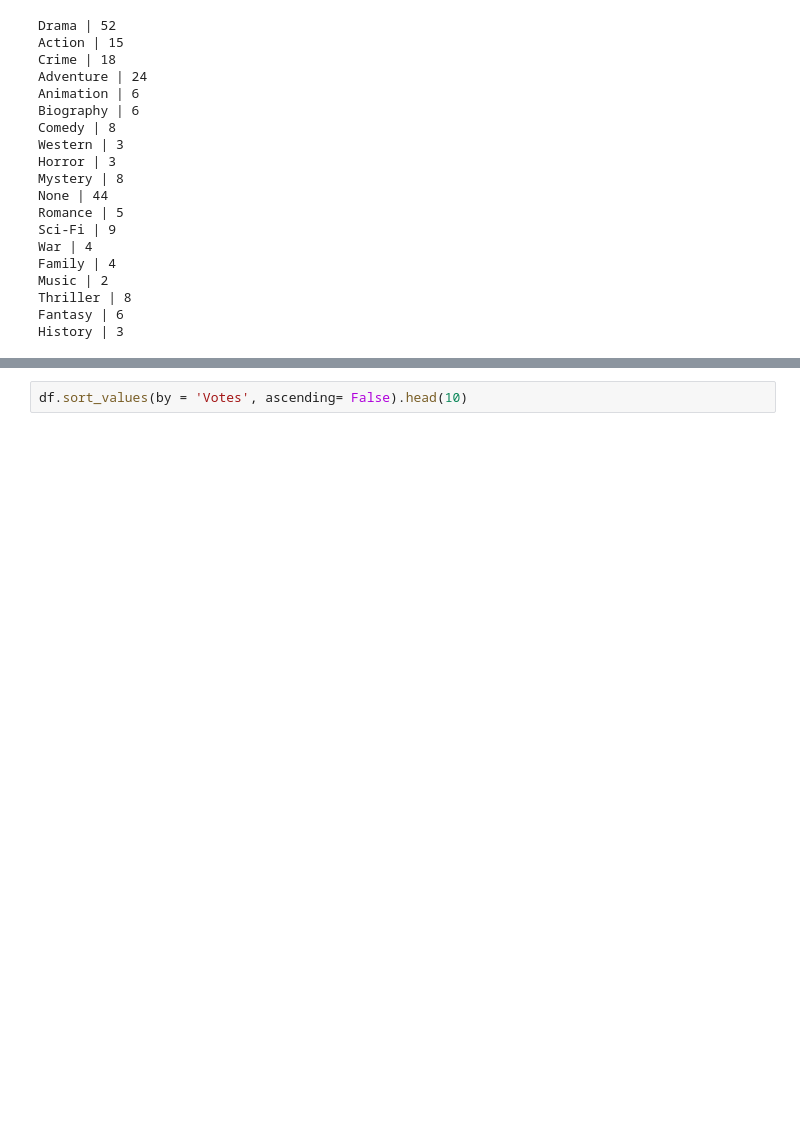
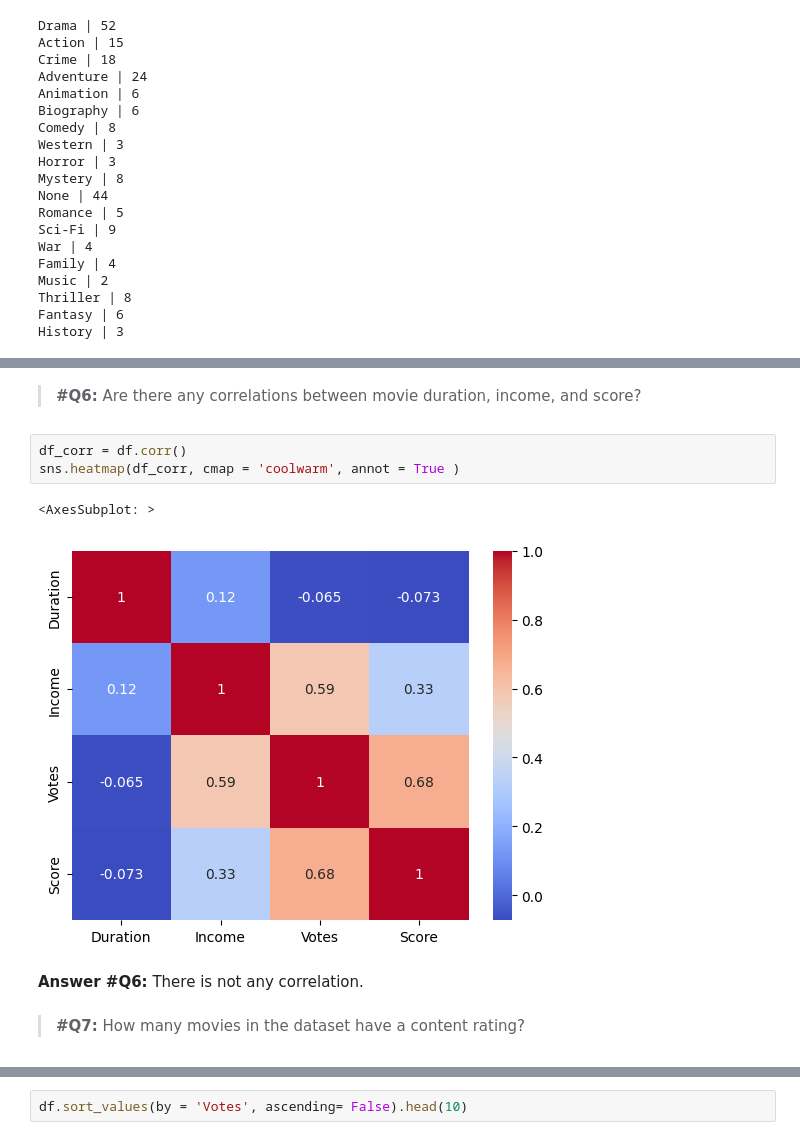
Before and after one commit to ChrisDiamantis99/Data-Analysis-With-Dirty-Data, a Jupyter notebook: Link_dirty.ipynb, the cells around one changed output, grey strips where cells are left out. Cells and saved outputs as stored; diff of their text form; blank space fills up the shorter version.

```diff
--- a/Link_dirty.ipynb
+++ b/Link_dirty.ipynb
@@ -355,0 +372,12 @@ Average Movie Duration in the dataset is 129.33 minutes.
+# %% [markdown]
+>**#Q6:** Are there any correlations between movie duration, income, and score?
+# %%
+df_corr = df.corr()
+sns.heatmap(df_corr, cmap = 'coolwarm', annot = True )
+# %% [output]
+<AxesSubplot: >
+[figure, added]
+# %% [markdown]
+**Answer #Q6:** There is not any correlation.
+# %% [markdown]
+>**#Q7:** How many movies in the dataset have a content rating?
```
Also changed, not shown: parts of 17 cells of this notebook.
